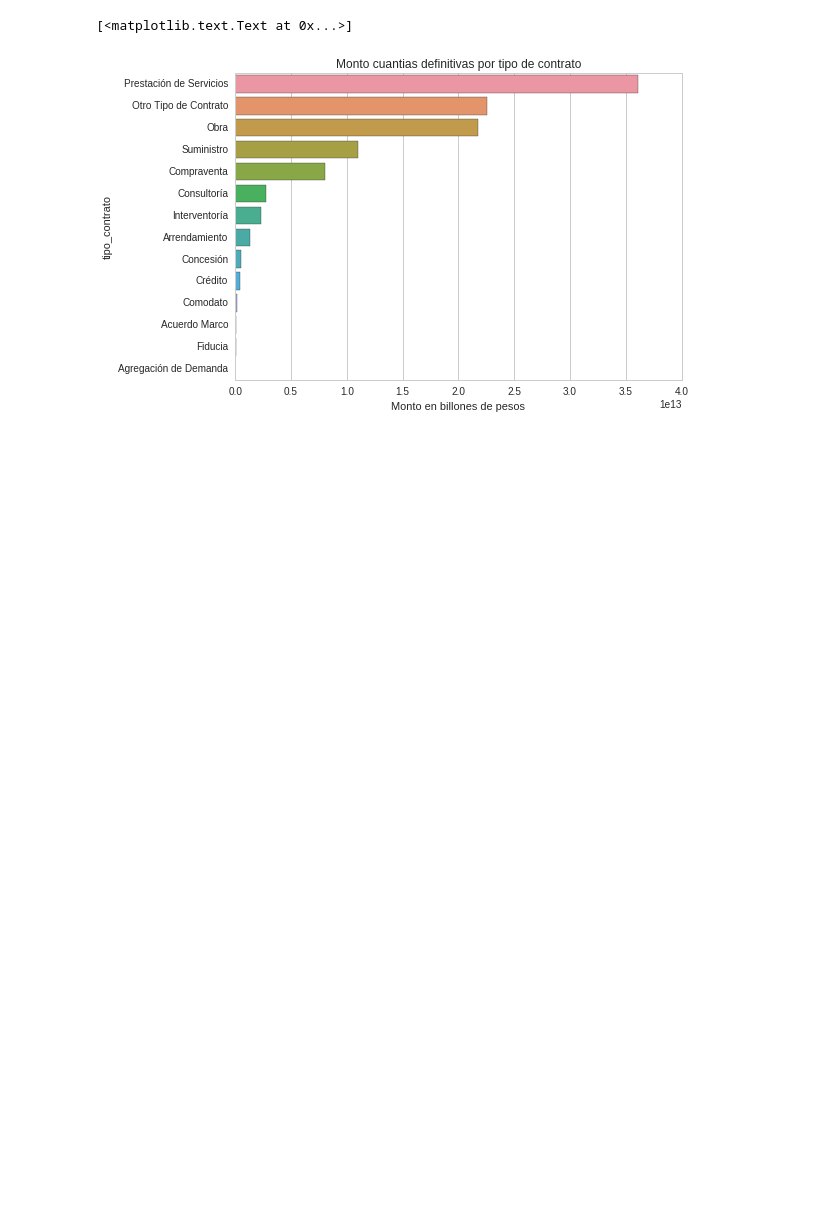
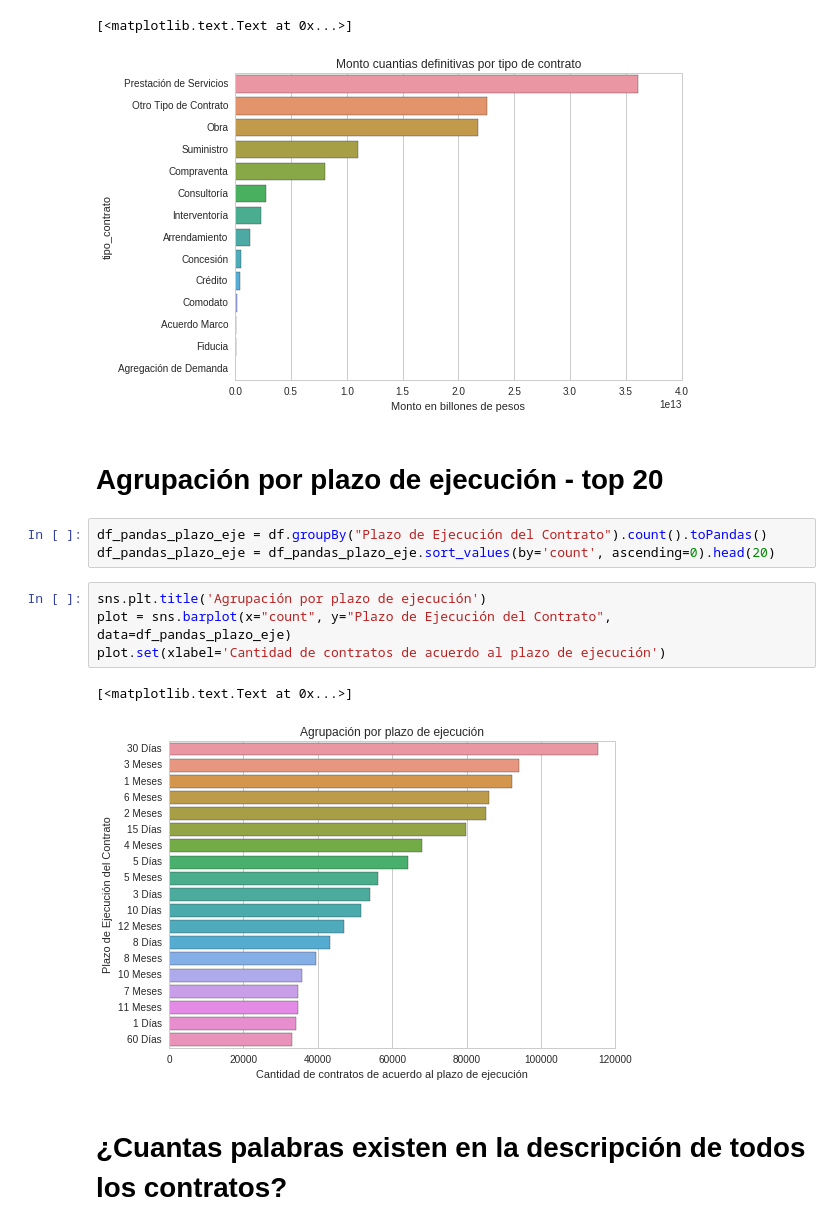
Before and after one commit to jasam/contract_analysis, a Jupyter notebook: contract_analysis.ipynb, the cells around one changed output. Saved outputs shown, nothing was run; the diff lists cells and outputs as text; blank space fills up the shorter version.

```diff
--- a/contract_analysis.ipynb
+++ b/contract_analysis.ipynb
@@ -340,3 +340,17 @@ plot.set(xlabel='Monto en billones de pesos')
 # %% [output]
 [<matplotlib.text.Text at 0x...>]
 [figure]
+# %% [markdown]
+# Agrupación por plazo de ejecución - top 20
+# %%
+df_pandas_plazo_eje = df.groupBy("Plazo de Ejecución del Contrato").count().toPandas()
+df_pandas_plazo_eje = df_pandas_plazo_eje.sort_values(by='count', ascending=0).head(20)
+# %%
+sns.plt.title('Agrupación por plazo de ejecución')
+plot = sns.barplot(x="count", y="Plazo de Ejecución del Contrato", data=df_pandas_plazo_eje)
+plot.set(xlabel='Cantidad de contratos de acuerdo al plazo de ejecución')
+# %% [output]
+[<matplotlib.text.Text at 0x...>]
+[figure, added]
+# %% [markdown]
+# ¿Cuantas palabras existen en la descripción de todos los contratos?
```
Also changed, not shown: parts of 5 cells of this notebook, 9 other files.
